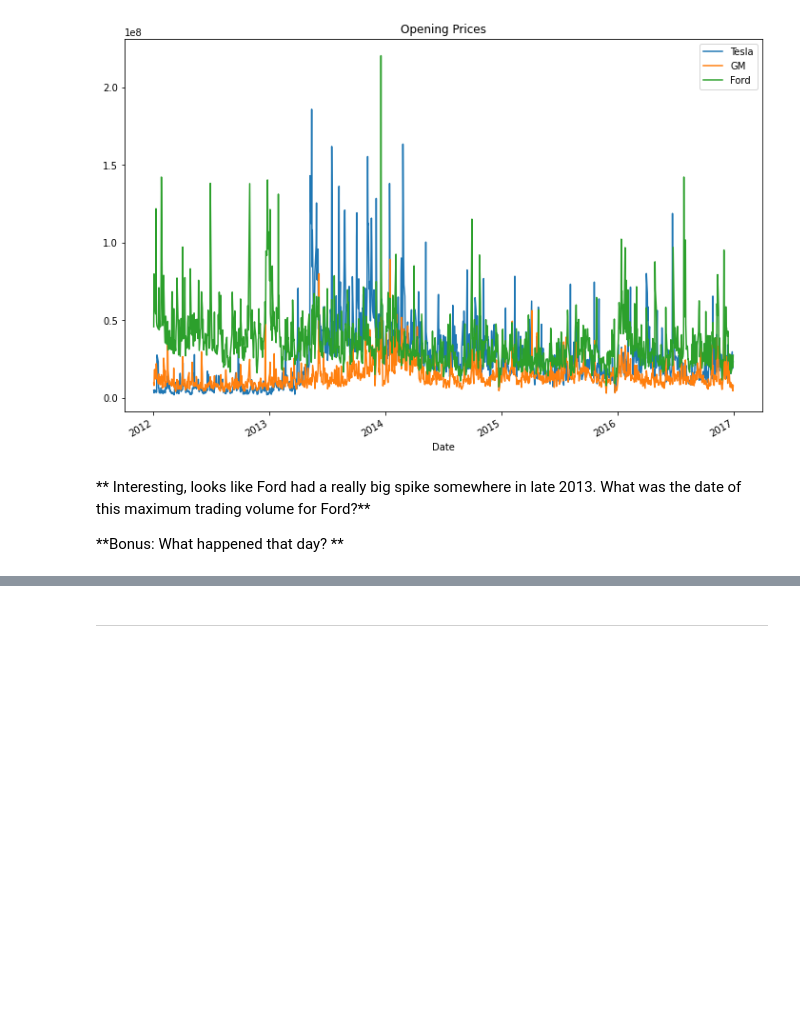
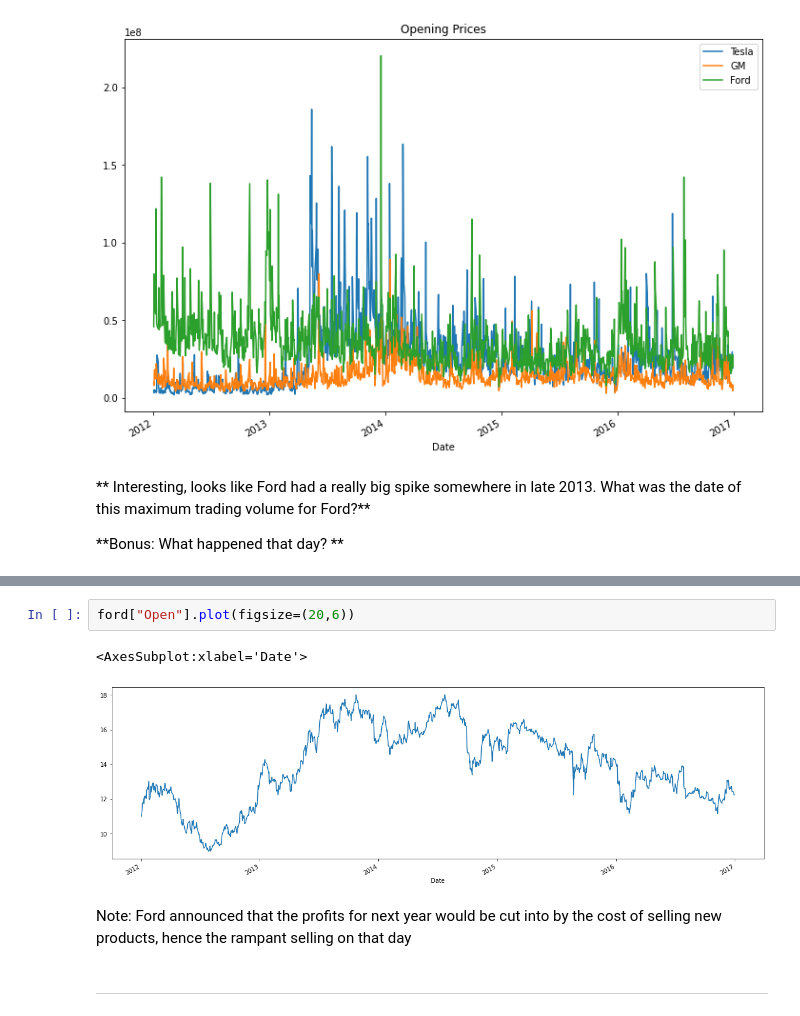
Before and after one commit to TanyaradzwaGozhora/Basic-Financial-Analysis, a Jupyter notebook: Stock Market Analysis Project.ipynb, the cells around one changed output, grey strips where cells are left out. Drawn from its saved outputs; the diff is of its cells as text; blank space fills up the shorter version.

```diff
--- a/Stock Market Analysis Project.ipynb
+++ b/Stock Market Analysis Project.ipynb
@@ -109,5 +105,12 @@ ford['Volume'].argmax()
 # %% [output]
 Timestamp('2013-12-18 00:00:00')
+# %%
+ford["Open"].plot(figsize=(20,6))
+# %% [output]
+<AxesSubplot:xlabel='Date'>
+[figure, added]
+# %% [markdown]
+Note: Ford announced that the profits for next year would be cut into by the cost of selling new products, hence the rampant selling on that day
 # %% [markdown]
 ____
 # %% [markdown]
```
Also changed, not shown: parts of 16 cells of this notebook.
